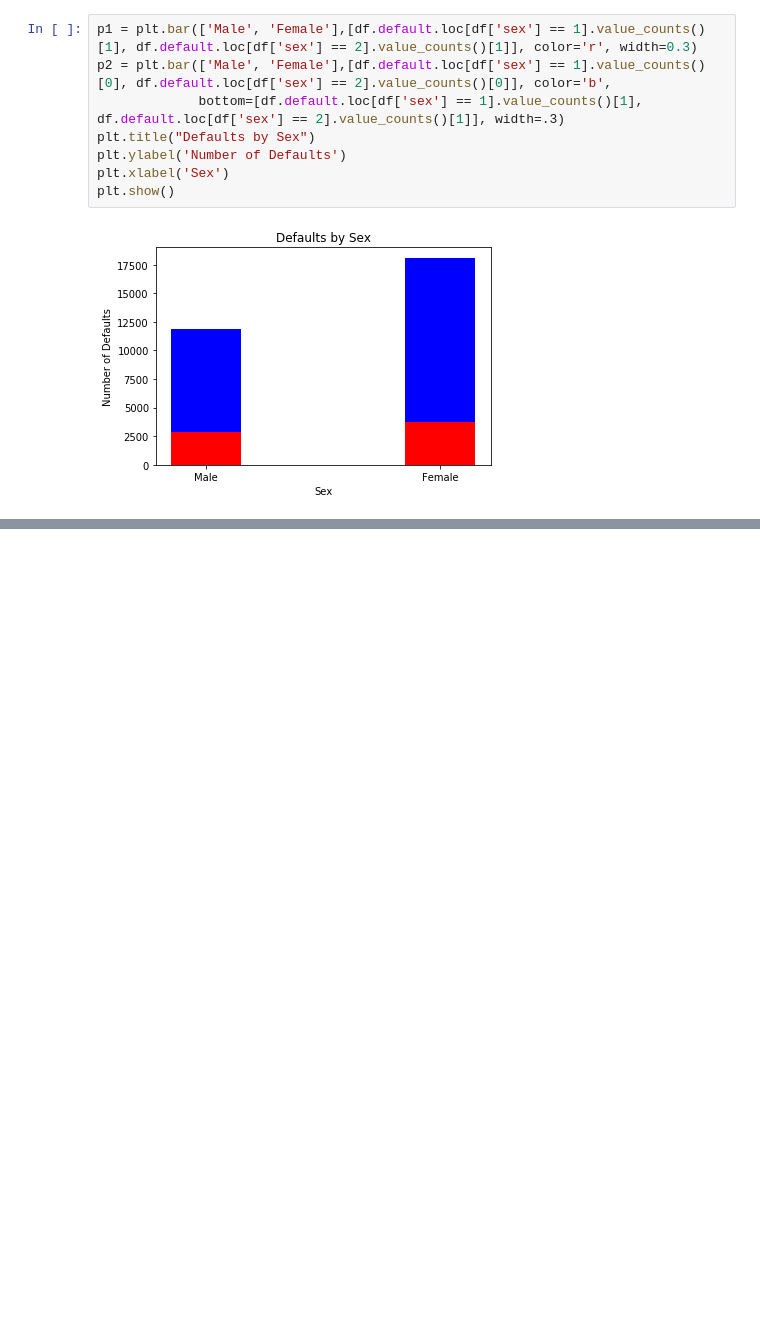
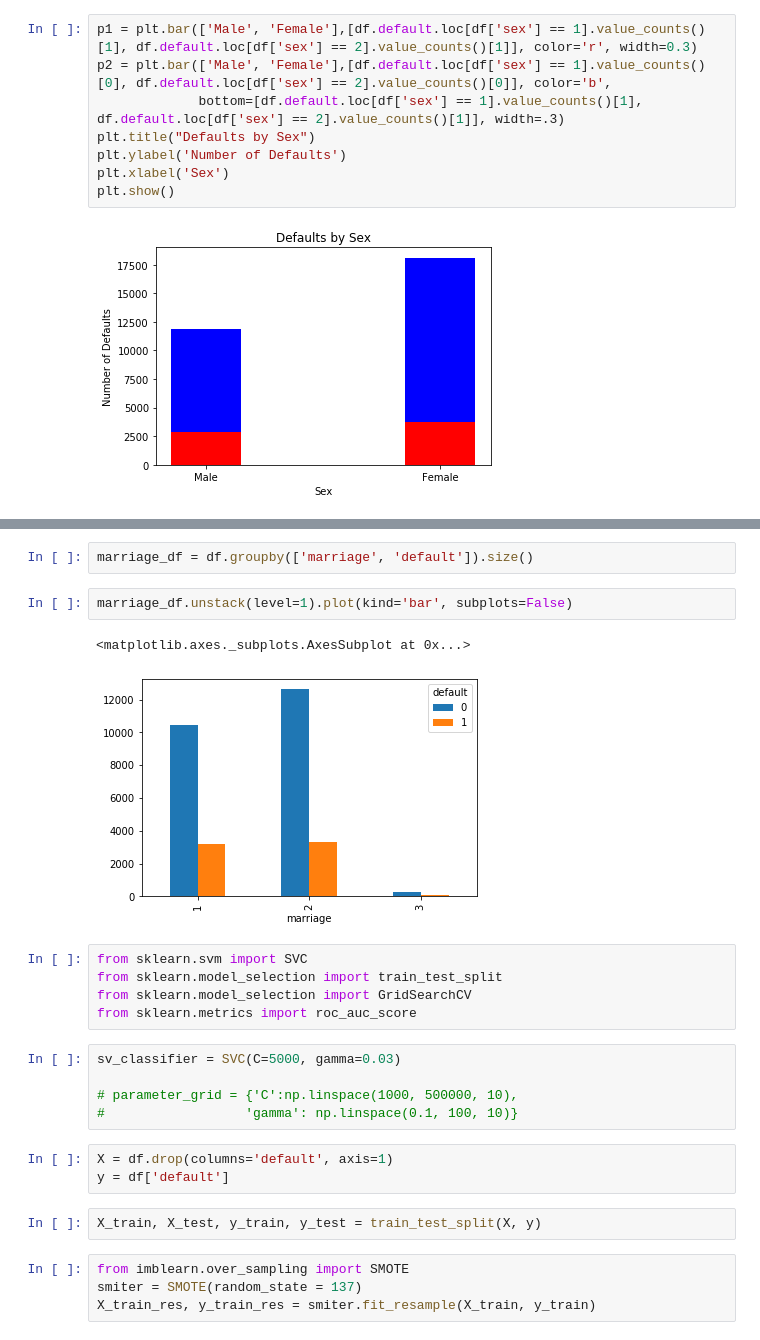
Before and after one commit to JoeSRead/Default-Detection, a Jupyter notebook: titus.ipynb, the cells around one changed output, grey strips where cells are left out. Cells and saved outputs as stored; diff of their text form; blank space fills up the shorter version.

Commit message:
smote

```diff
--- a/titus.ipynb
+++ b/titus.ipynb
@@ -101,0 +147,26 @@ p2 = plt.bar(['Male', 'Female'],[df.default.loc[df['edcuation'] == 1].value_coun
+# %%
+marriage_df = df.groupby(['marriage', 'default']).size()
+# %%
+marriage_df.unstack(level=1).plot(kind='bar', subplots=False)
+# %% [output]
+<matplotlib.axes._subplots.AxesSubplot at 0x...>
+[figure, added]
+# %%
+from sklearn.svm import SVC
+from sklearn.model_selection import train_test_split
+from sklearn.model_selection import GridSearchCV
+from sklearn.metrics import roc_auc_score
+# %%
+sv_classifier = SVC(C=5000, gamma=0.03)
+
+# parameter_grid = {'C':np.linspace(1000, 500000, 10),
+#                  'gamma': np.linspace(0.1, 100, 10)}
+# %%
+X = df.drop(columns='default', axis=1)
+y = df['default']
+# %%
+X_train, X_test, y_train, y_test = train_test_split(X, y)
+# %%
+from imblearn.over_sampling import SMOTE
+smiter = SMOTE(random_state = 137)
+X_train_res, y_train_res = smiter.fit_resample(X_train, y_train)
```
Also changed, not shown: parts of 24 cells of this notebook.
